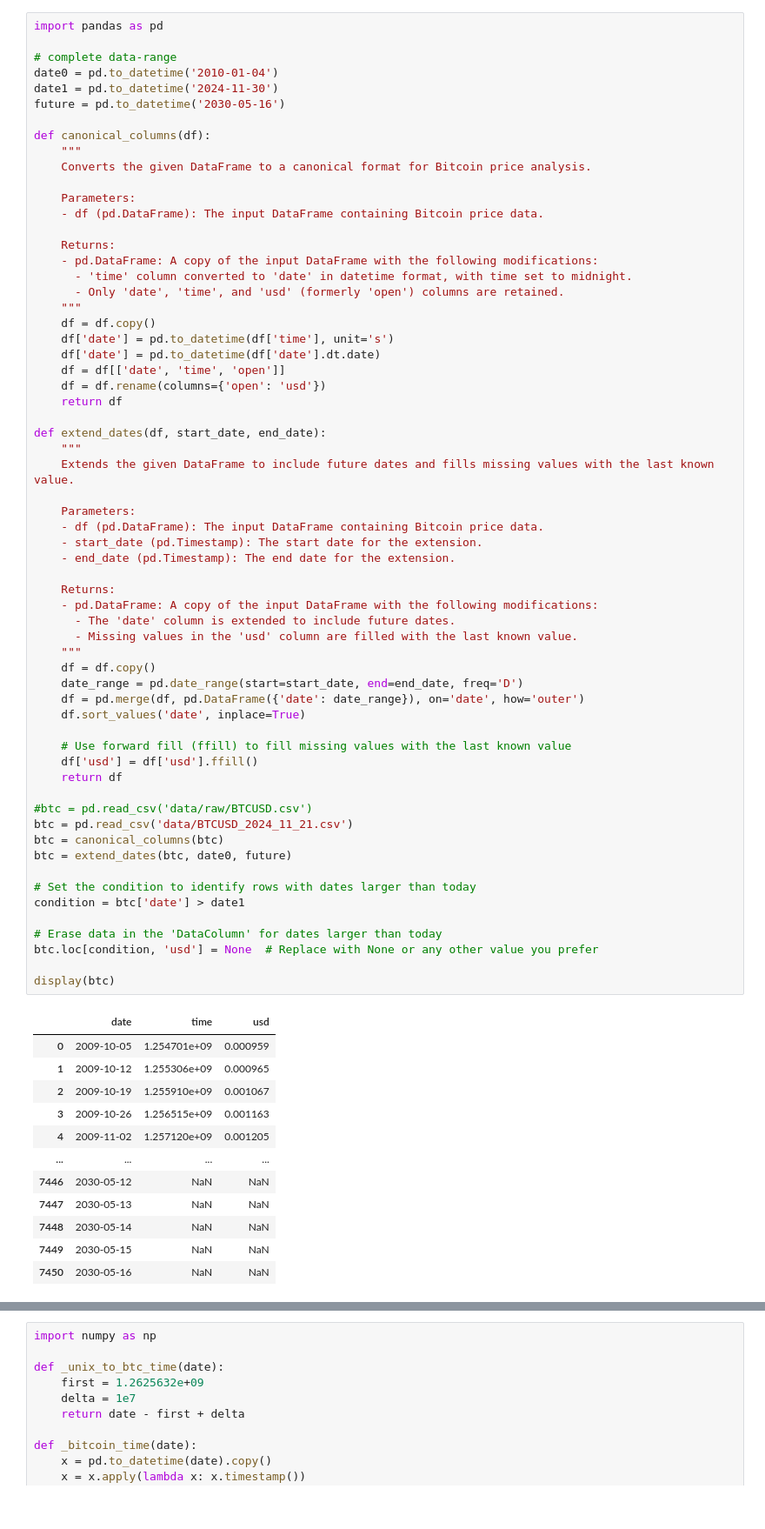
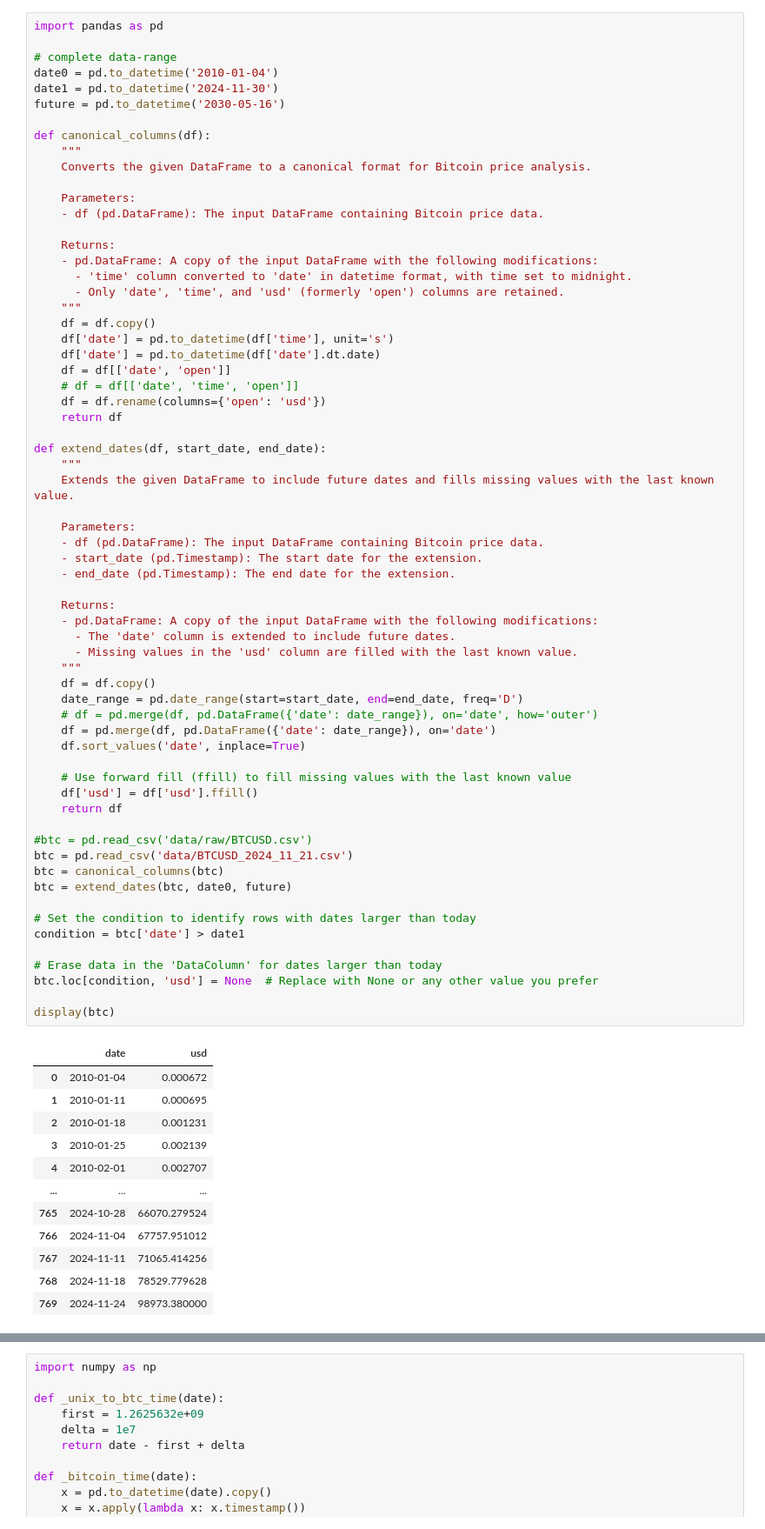
Before and after one commit to roman-ellerbrock/bitcoin_risk, a Jupyter notebook: bitcoin_risk.ipynb, the cells around one changed output, grey strips where cells are left out. Shown: that part at 87% size. Drawn from its saved outputs; the diff is of its cells as text.

```diff
--- a/bitcoin_risk.ipynb
+++ b/bitcoin_risk.ipynb
@@ -21,7 +21,8 @@ def canonical_columns(df):
     df = df.copy()
     df['date'] = pd.to_datetime(df['time'], unit='s')
     df['date'] = pd.to_datetime(df['date'].dt.date)
-    df = df[['date', 'time', 'open']]
+    df = df[['date', 'open']]
+    # df = df[['date', 'time', 'open']]
     df = df.rename(columns={'open': 'usd'})
     return df
 
@@ -33,43 +34,44 @@ def extend_dates(df, start_date, end_date):
     - df (pd.DataFrame): The input DataFrame containing Bitcoin price data.
     - start_date (pd.Timestamp): The start date for the extension.
     - end_date (pd.Timestamp): The end date for the extension.
 
     Returns:
     - pd.DataFrame: A copy of the input DataFrame with the following modifications:
       - The 'date' column is extended to include future dates.
       - Missing values in the 'usd' column are filled with the last known value.
     """
     df = df.copy()
     date_range = pd.date_range(start=start_date, end=end_date, freq='D')
-    df = pd.merge(df, pd.DataFrame({'date': date_range}), on='date', how='outer')
+    # df = pd.merge(df, pd.DataFrame({'date': date_range}), on='date', how='outer')
+    df = pd.merge(df, pd.DataFrame({'date': date_range}), on='date')
     df.sort_values('date', inplace=True)
 
     # Use forward fill (ffill) to fill missing values with the last known value
     df['usd'] = df['usd'].ffill()
     return df
 
 #btc = pd.read_csv('data/raw/BTCUSD.csv')
 btc = pd.read_csv('data/BTCUSD_2024_11_21.csv')
 btc = canonical_columns(btc)
 btc = extend_dates(btc, date0, future)
 
 # Set the condition to identify rows with dates larger than today
 condition = btc['date'] > date1
 
 # Erase data in the 'DataColumn' for dates larger than today
 btc.loc[condition, 'usd'] = None  # Replace with None or any other value you prefer
 
 display(btc)
 # %% [output]
-|  | date | time | usd |
-| 0 | 2009-10-05 | 1.254701e+09 | 0.000959 |
-| 1 | 2009-10-12 | 1.255306e+09 | 0.000965 |
-| 2 | 2009-10-19 | 1.255910e+09 | 0.001067 |
-| 3 | 2009-10-26 | 1.256515e+09 | 0.001163 |
-| 4 | 2009-11-02 | 1.257120e+09 | 0.001205 |
-| ... | ... | ... | ... |
-| 7446 | 2030-05-12 | NaN | NaN |
-| 7447 | 2030-05-13 | NaN | NaN |
-| 7448 | 2030-05-14 | NaN | NaN |
-| 7449 | 2030-05-15 | NaN | NaN |
-| 7450 | 2030-05-16 | NaN | NaN |
+|  | date | usd |
+| 0 | 2010-01-04 | 0.000672 |
+| 1 | 2010-01-11 | 0.000695 |
+| 2 | 2010-01-18 | 0.001231 |
+| 3 | 2010-01-25 | 0.002139 |
+| 4 | 2010-02-01 | 0.002707 |
+| ... | ... | ... |
+| 765 | 2024-10-28 | 66070.279524 |
+| 766 | 2024-11-04 | 67757.951012 |
+| 767 | 2024-11-11 | 71065.414256 |
+| 768 | 2024-11-18 | 78529.779628 |
+| 769 | 2024-11-24 | 98973.380000 |
```
Also changed, not shown: parts of 4 cells of this notebook, 7 other files.
